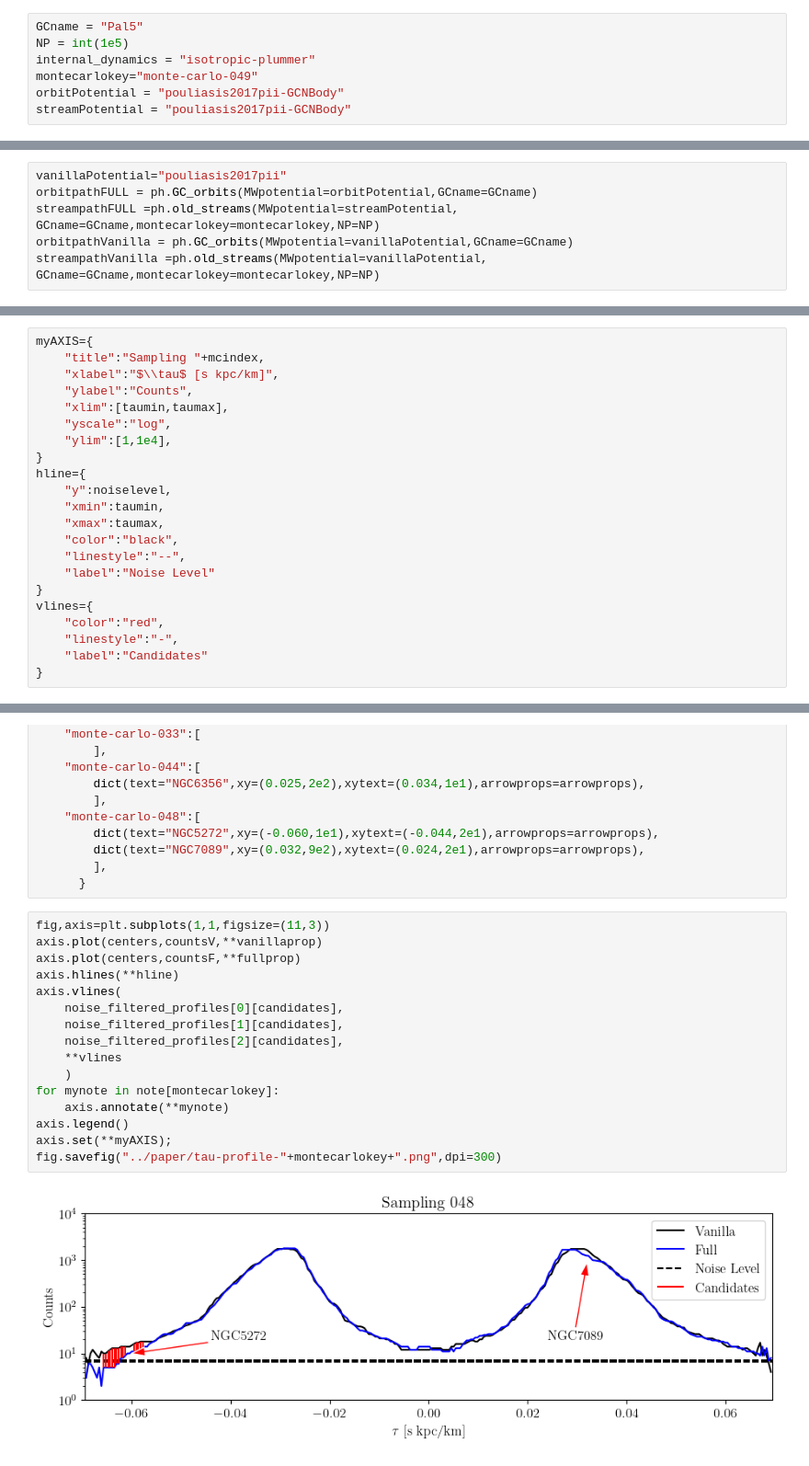
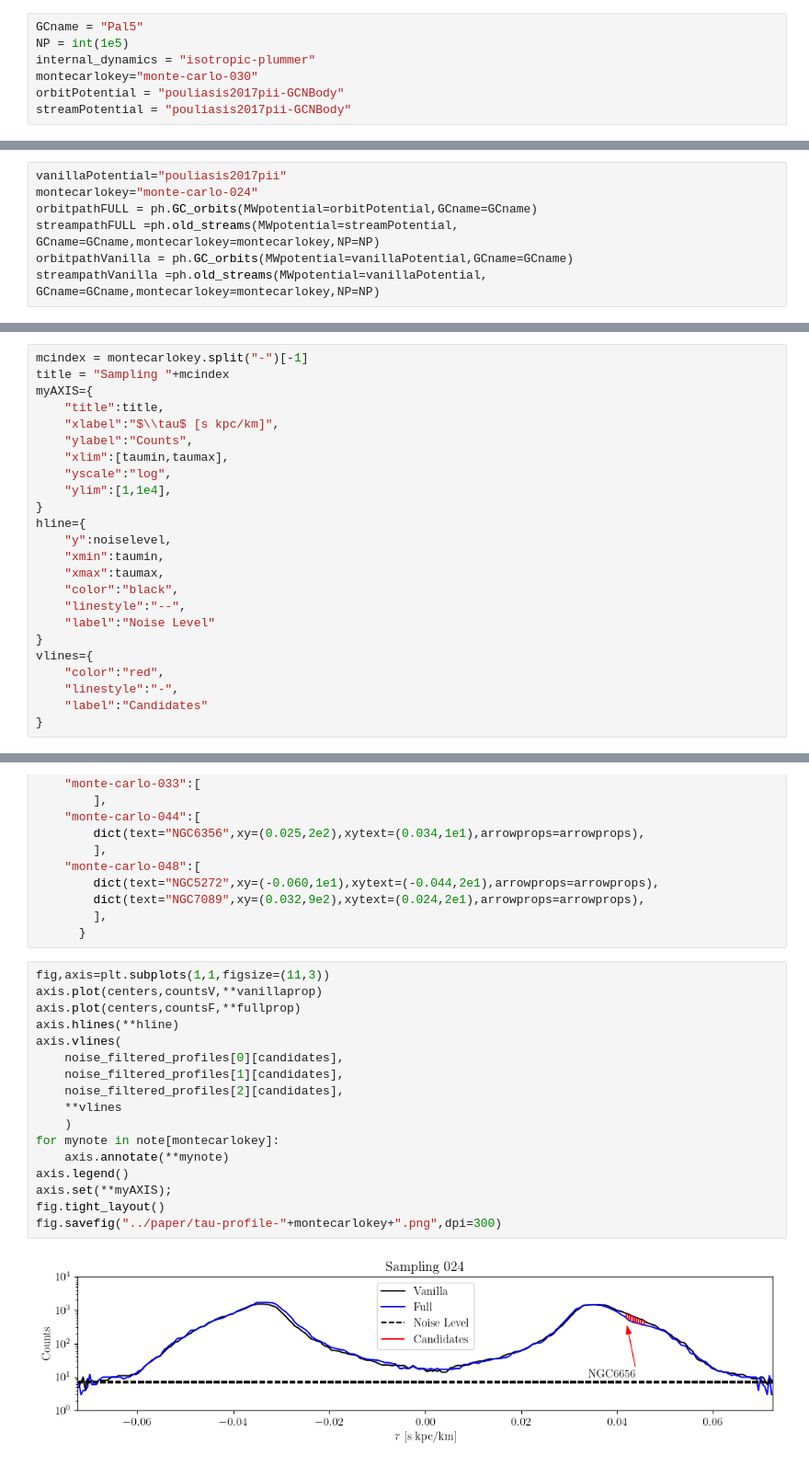
Before and after one commit to salvatore-ferrone/stream_analysis, a Jupyter notebook: figures/gallery_of_gaps.ipynb, the cells around one changed output, grey strips where cells are left out. Shown: that part at 92% size. Cells and saved outputs as stored; diff of their text form.

```diff
--- a/figures/gallery_of_gaps.ipynb
+++ b/figures/gallery_of_gaps.ipynb
@@ -23,7 +23,7 @@ def extract_to_tail_coordinates(orbitpath,streampath,montecarlokey,internal_dyna
 GCname = "Pal5"
 NP = int(1e5)
 internal_dynamics = "isotropic-plummer"
-montecarlokey="monte-carlo-049"
+montecarlokey="monte-carlo-030"
 orbitPotential = "pouliasis2017pii-GCNBody"
 streamPotential = "pouliasis2017pii-GCNBody"
 # %%
@@ -316,6 +316,7 @@ def extract_tau(orbitpath,montecarlokey,streampath,internal_dynamics,NP):
     return tau
 # %%
 vanillaPotential="pouliasis2017pii"
+montecarlokey="monte-carlo-024"
 orbitpathFULL = ph.GC_orbits(MWpotential=orbitPotential,GCname=GCname)
 streampathFULL =ph.old_streams(MWpotential=streamPotential, GCname=GCname,montecarlokey=montecarlokey,NP=NP)
 orbitpathVanilla = ph.GC_orbits(MWpotential=vanillaPotential,GCname=GCname)
@@ -358,8 +359,10 @@ fullprop={
     "alpha":1,
 }
 # %%
+mcindex = montecarlokey.split("-")[-1]
+title = "Sampling "+mcindex
 myAXIS={
-    "title":"Sampling "+mcindex,
+    "title":title,
     "xlabel":"$\\tau$ [s kpc/km]",
     "ylabel":"Counts",
     "xlim":[taumin,taumax],
@@ -426,18 +429,19 @@ note={
 # %%
 fig,axis=plt.subplots(1,1,figsize=(11,3))
 axis.plot(centers,countsV,**vanillaprop)
 axis.plot(centers,countsF,**fullprop)
 axis.hlines(**hline)
 axis.vlines(
     noise_filtered_profiles[0][candidates],
     noise_filtered_profiles[1][candidates],
     noise_filtered_profiles[2][candidates],
     **vlines
     )
 for mynote in note[montecarlokey]:
     axis.annotate(**mynote)
 axis.legend()
 axis.set(**myAXIS);
+fig.tight_layout()
 fig.savefig("../paper/tau-profile-"+montecarlokey+".png",dpi=300)
 # %% [output]
-[figure, old version]
+[figure, new version]
```
Also changed, not shown: parts of 3 cells of this notebook, 26 other files.
